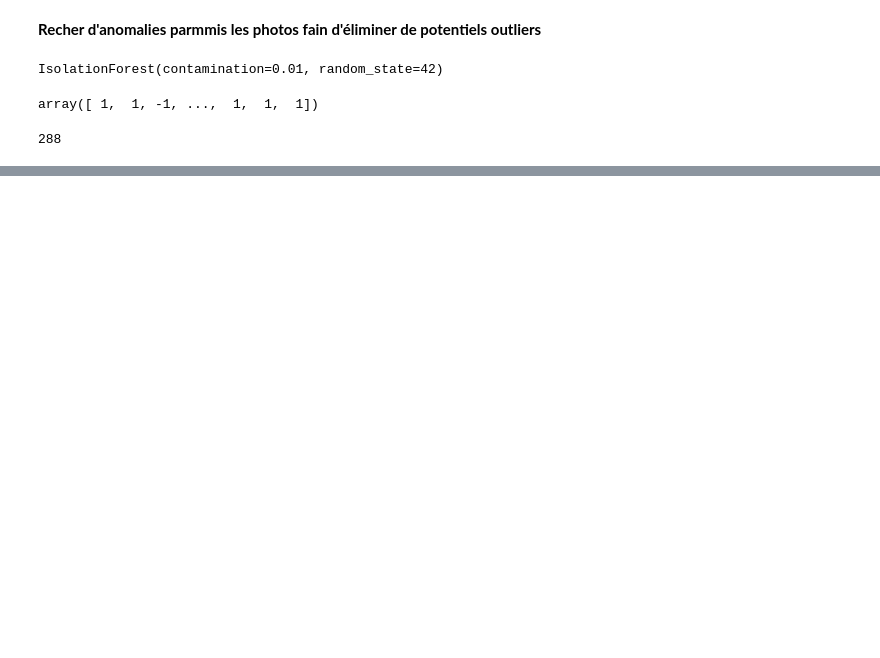
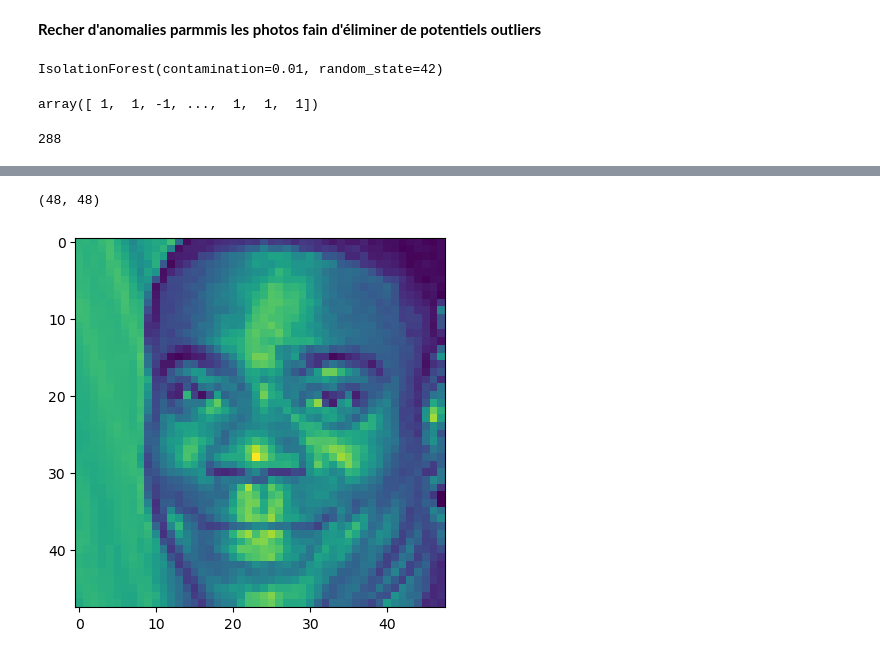
Before and after one commit to leeckman/final_project, a Jupyter notebook: EDA.ipynb, the cells around one changed output, grey strips where cells are left out. Drawn from its saved outputs; the diff is of its cells as text; code cells hidden in the pictures; blank space fills up the shorter version.

```diff
--- a/EDA.ipynb
+++ b/EDA.ipynb
@@ -252,0 +381,9 @@ NameError: name 'train_datagen' is not defined
+# %%
+from keras.preprocessing import image
+img = tf.keras.utils.load_img(f"{data_dir_test}happy/PrivateTest_95094.jpg",target_size = (48,48),color_mode = "grayscale")
+img = np.array(img)
+plt.imshow(img)
+print(img.shape) #prints (48,48) that is the shape of our image
+# %% [output]
+(48, 48)
+[figure, added]
```
Also changed, not shown: parts of 29 cells of this notebook.
